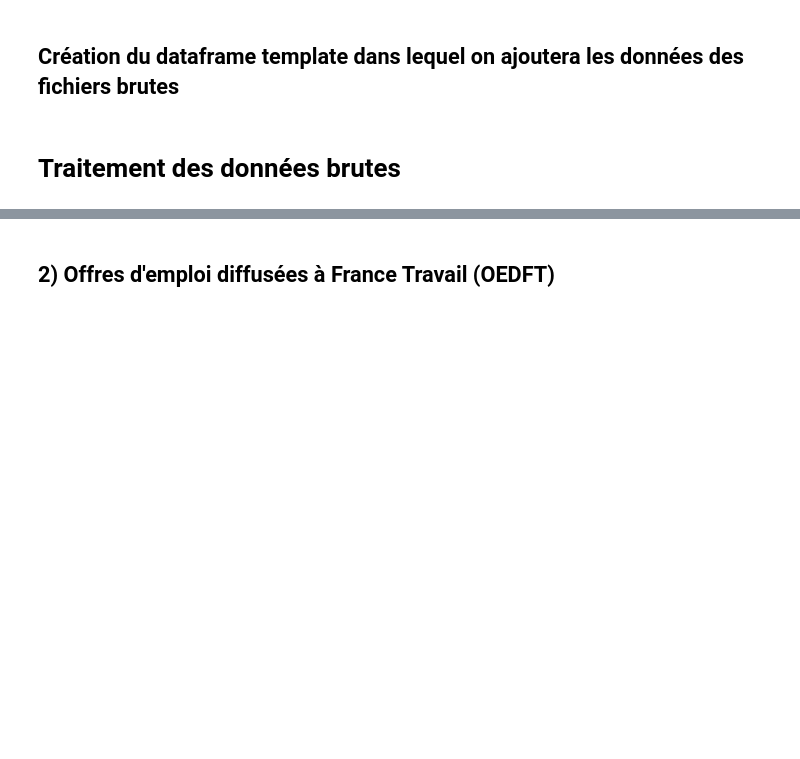
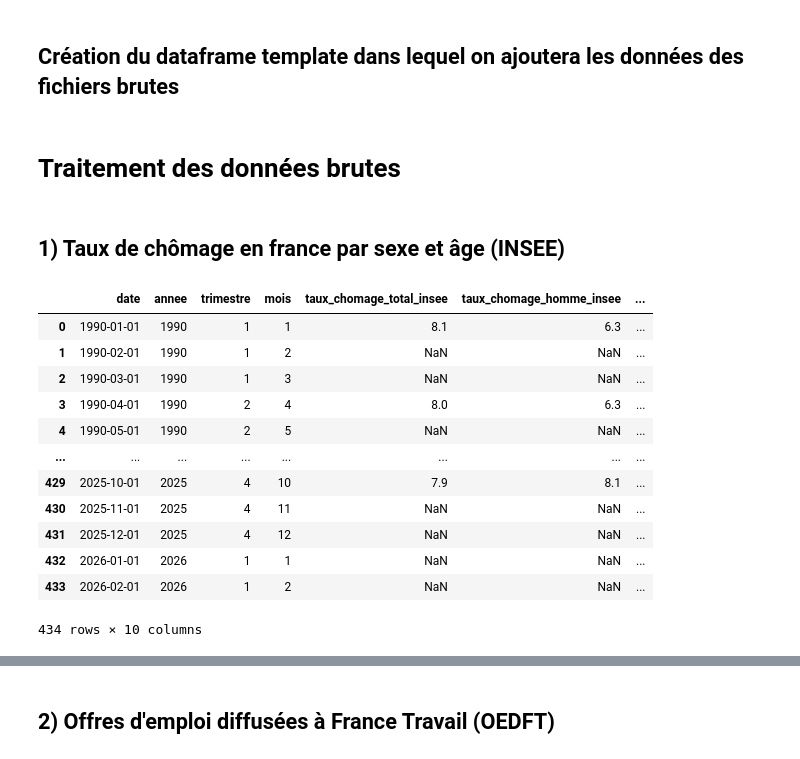
Before and after one commit to JulienSchnitzler/fil_rouge-etude_chomage_france, a Jupyter notebook: src/data/jointure_variables_exogenes.ipynb, the cells around one changed output, grey strips where cells are left out. Cells and saved outputs as stored; diff of their text form; code cells hidden in the pictures; blank space fills up the shorter version.

Commit message:
Regroupement Année et Trimestre en colonne Période

```diff
--- a/src/data/jointure_variables_exogenes.ipynb
+++ b/src/data/jointure_variables_exogenes.ipynb
@@ -111,4 +124,56 @@ df['trimestre'] = df['date'].dt.quarter
 df['mois'] = df['date'].dt.month
 # %% [markdown]
 # Traitement des données brutes
+# %% [markdown]
+## 1) Taux de chômage en france par sexe et âge (INSEE)
+# %%
+# taux_chomage_sexe_age-insee-trimestriel-1975_2025
+df_tx_chomage_sexe_age = dict_dfs['taux_chomage_sexe_age-insee-trimestriel-1975_2025']
+
+# Renommer les colonnes pour les uniformiser
+df_tx_chomage_sexe_age = df_tx_chomage_sexe_age.rename(columns={
+    'Femmes': 'taux_chomage_femme_insee',
+    'Hommes': 'taux_chomage_homme_insee',
+    '15-24 ans': 'taux_chomage_15_24_insee',
+    '25-49 ans': 'taux_chomage_25_49_insee',
+    '50 ans ou plus': 'taux_chomage_50_plus_insee',
+    'Ensemble': 'taux_chomage_total_insee'
+})
+
+df_tx_chomage_sexe_age['Période'] = df_tx_chomage_sexe_age['Année'].astype(str) + df_tx_chomage_sexe_age['Trimestre']
+
+# Modification de la colonne de temps
+df_tx_chomage_sexe_age['time_period'] = pd.to_datetime(df_tx_chomage_sexe_age['Période'].str.replace('T', '-Q'))
+#df_defm_abcd['time_period'] = pd.to_datetime(df_defm_abcd['time_period'], dayfirst=True)
+df_tx_chomage_sexe_age['date_jointure'] = df_tx_chomage_sexe_age['time_period'].dt.to_period('M').dt.to_timestamp()
+
+# Fusion des deux dataframes
+df_final = pd.merge(
+    df,
+        df_tx_chomage_sexe_age[['date_jointure', 'taux_chomage_total_insee', 'taux_chomage_homme_insee', 'taux_chomage_femme_insee',
+                       'taux_chomage_15_24_insee', 'taux_chomage_25_49_insee', 'taux_chomage_50_plus_insee'
+                      ]],
+    left_on='date',
+    right_on='date_jointure',
+    how='left'
+)
+
+# On peut supprimer la colonne de jointure en double et trier
+df_final = df_final.drop(columns=['date_jointure']).sort_values('date')
+# %%
+df_final
+# %% [output]
+|  | date | annee | trimestre | mois | taux_chomage_total_insee | taux_chomage_homme_insee | ... |
+| 0 | 1990-01-01 | 1990 | 1 | 1 | 8.1 | 6.3 | ... |
+| 1 | 1990-02-01 | 1990 | 1 | 2 | NaN | NaN | ... |
+| 2 | 1990-03-01 | 1990 | 1 | 3 | NaN | NaN | ... |
+| 3 | 1990-04-01 | 1990 | 2 | 4 | 8.0 | 6.3 | ... |
+| 4 | 1990-05-01 | 1990 | 2 | 5 | NaN | NaN | ... |
+| ... | ... | ... | ... | ... | ... | ... | ... |
+| 429 | 2025-10-01 | 2025 | 4 | 10 | 7.9 | 8.1 | ... |
+| 430 | 2025-11-01 | 2025 | 4 | 11 | NaN | NaN | ... |
+| 431 | 2025-12-01 | 2025 | 4 | 12 | NaN | NaN | ... |
+| 432 | 2026-01-01 | 2026 | 1 | 1 | NaN | NaN | ... |
+| 433 | 2026-02-01 | 2026 | 1 | 2 | NaN | NaN | ... |
+434 rows × 10 columns
 # %% [markdown]
```
Also changed, not shown: parts of 29 cells of this notebook, 5 other files.
